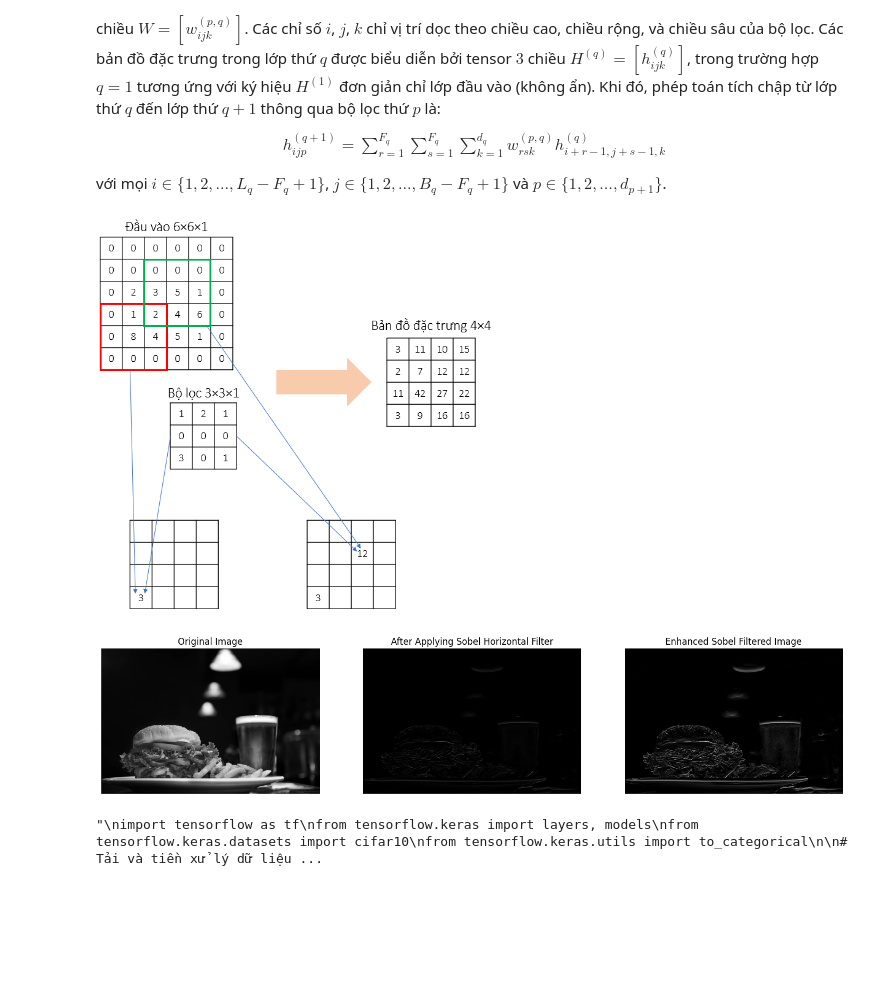
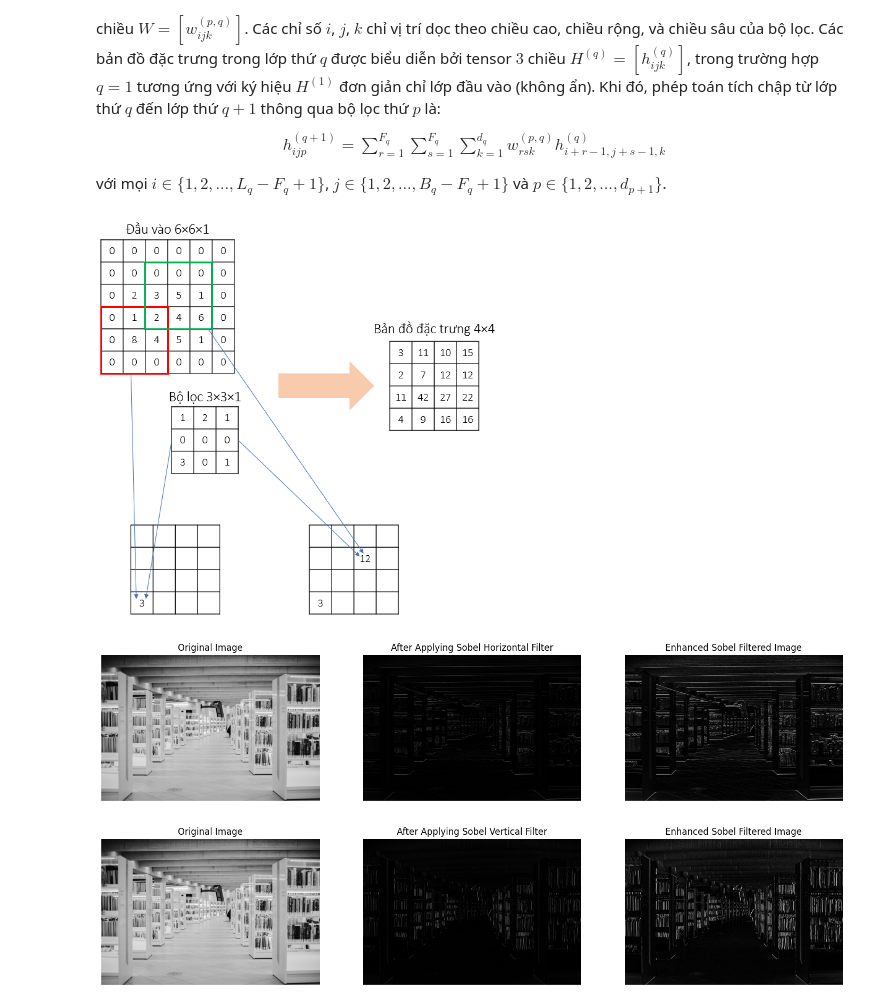
Before and after one commit to HaiAu2501/Neural-Network-Training, a Jupyter notebook: Convolutional Neural Network/CNNforMNIST.ipynb, the cells around one changed output. Cells and saved outputs as stored; diff of their text form; code cells hidden in the pictures; blank space fills up the shorter version.

```diff
--- a/Convolutional Neural Network/CNNforMNIST.ipynb
+++ b/Convolutional Neural Network/CNNforMNIST.ipynb
@@ -89,75 +89,71 @@ h^{(q+1)}_{ijp} = \sum_{r=1}^{F_q} \sum_{s=1}^{F_q} \sum_{k=1}^{d_q} w^{(p,q)}_{
 với mọi $i \in \{1,2,\ldots,L_q-F_q+1\}$, $j \in \{1,2,\ldots,B_q-F_q+1\}$ và $p \in \{1,2,\ldots,d_{p+1}\}$.
 # %% [markdown]
 <div>
-   <img src="attachment:CNN_03.png" width="400">
+   <img src="attachment:CNN_03-2.png" width="400">
 </div>
 # %%
 import cv2
 import numpy as np
 import matplotlib.pyplot as plt
 
 # Tải hình ảnh
-image = cv2.imread('C:\\Users\\admin\\Downloads\\fastfood.jpg', cv2.IMREAD_GRAYSCALE)  # Thay thế đường dẫn của bạn ở đây
+image = cv2.imread('C:\\Users\\admin\\Downloads\\library.jpg', cv2.IMREAD_GRAYSCALE)
 
-# Định nghĩa bộ lọc ngang
+# Định nghĩa bộ lọc ngang Sobel
 horizontal_filter = np.array([[1, 2, 1],
                               [0, 0, 0],
                               [-1, -2, -1]])
 
 # Thực hiện tích chập
 convolved_image = cv2.filter2D(image, -1, horizontal_filter)
+
+# Tăng tương phản và độ sáng
 enhanced_image = cv2.convertScaleAbs(convolved_image, alpha=3, beta=50)
 
 # Hiển thị hình ảnh
 fig, axs = plt.subplots(1, 3, figsize=(18, 6))
 
 axs[0].imshow(image, cmap='gray')
 axs[0].set_title('Original Image')
 axs[0].axis('off')
 
 axs[1].imshow(convolved_image, cmap='gray')
 axs[1].set_title('After Applying Sobel Horizontal Filter')
 axs[1].axis('off')
 
 axs[2].imshow(enhanced_image, cmap='gray')
 axs[2].set_title('Enhanced Sobel Filtered Image')
 axs[2].axis('off')
 
 plt.show()
+
+# Định nghĩa bộ lọc dọc Sobel
+vertical_filter = np.array([[1, 0, -1],
+                            [2, 0, -2],
+                            [1, 0, -1]])
+
+# Thực hiện tích chập
+convolved_image = cv2.filter2D(image, -1, vertical_filter)
+
+# Tăng tương phản và độ sáng
+enhanced_image = cv2.convertScaleAbs(convolved_image, alpha=3, beta=50)
+
+# Hiển thị hình ảnh
+fig, axs = plt.subplots(1, 3, figsize=(18, 6))
+
+axs[0].imshow(image, cmap='gray')
+axs[0].set_title('Original Image')
+axs[0].axis('off')
+
+axs[1].imshow(convolved_image, cmap='gray')
+axs[1].set_title('After Applying Sobel Vertical Filter')
+axs[1].axis('off')
+
+axs[2].imshow(enhanced_image, cmap='gray')
+axs[2].set_title('Enhanced Sobel Filtered Image')
+axs[2].axis('off')
+
+plt.show()
 # %% [output]
-[figure, old version]
+[figure, new version]
+[figure, added]
-# %%
-'''
-import tensorflow as tf
-from tensorflow.keras import layers, models
-from tensorflow.keras.datasets import cifar10
-from tensorflow.keras.utils import to_categorical
-
-# Tải và tiền xử lý dữ liệu
-(train_images, train_labels), (test_images, test_labels) = cifar10.load_data()
-train_images, test_images = train_images / 255.0, test_images / 255.0  # Normalize data
-train_labels = to_categorical(train_labels)
-test_labels = to_categorical(test_labels)
-
-# Tạo mô hình CNN với một lớp tích chập
-model = models.Sequential()
-model.add(layers.Conv2D(32, (3, 3), activation='relu', input_shape=(32, 32, 3)))  # Lớp tích chập
-model.add(layers.MaxPooling2D((2, 2)))  # Lớp pooling
-model.add(layers.Flatten())  # Lớp làm phẳng để chuyển từ dữ liệu 2D sang 1D
-model.add(layers.Dense(64, activation='relu'))  # Lớp kết nối đầy đủ
-model.add(layers.Dense(10, activation='softmax'))  # Lớp đầu ra với 10 nút (các lớp của CIFAR-10)
-
-# Biên dịch mô hình
-model.compile(optimizer='adam',
-              loss='categorical_crossentropy',
-              metrics=['accuracy'])
-
-# Huấn luyện mô hình với dữ liệu
-model.fit(train_images, train_labels, epochs=10, validation_data=(test_images, test_labels))
-
-# Đánh giá mô hình
-test_loss, test_acc = model.evaluate(test_images, test_labels, verbose=1)
-print('\nTest accuracy:', test_acc)
-'''
-# %% [output]
-"\nimport tensorflow as tf\nfrom tensorflow.keras import layers, models\nfrom tensorflow.keras.datasets import cifar10\nfrom tensorflow.keras.utils import to_categorical\n\n# Tải và tiền xử lý dữ liệu ...
```
Also changed, not shown: parts of 4 cells of this notebook, 5 other files.
